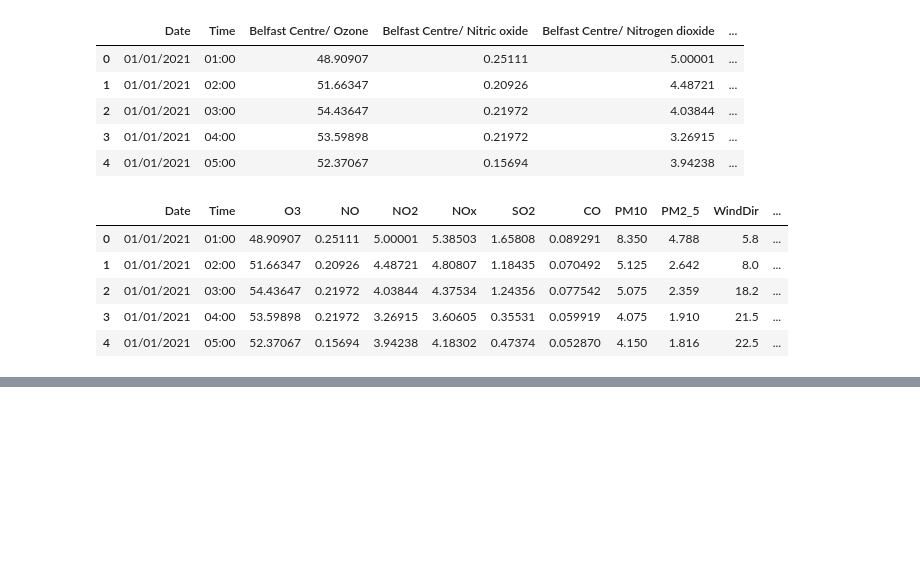
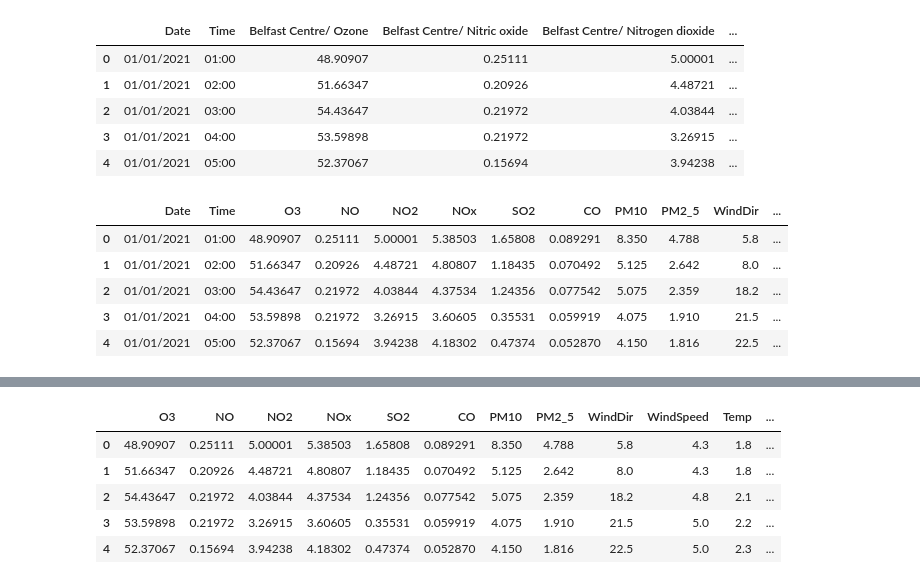
Before and after one commit to Blansha2/cmse492_project, a Jupyter notebook: notebooks/exploratory/data acquisition and loading.ipynb, the cells around one changed output, grey strips where cells are left out. Cells and saved outputs as stored; diff of their text form; code cells hidden in the pictures; blank space fills up the shorter version.

```diff
--- a/notebooks/exploratory/data acquisition and loading.ipynb
+++ b/notebooks/exploratory/data acquisition and loading.ipynb
@@ -135,0 +222,11 @@ df.head()
+# %%
+### dropping the original date and time columns
+df = df.drop(columns=["Date", "Time"])
+df.head()
+# %% [output]
+|  | O3 | NO | NO2 | NOx | SO2 | CO | PM10 | PM2_5 | WindDir | WindSpeed | Temp | ... |
+| 0 | 48.90907 | 0.25111 | 5.00001 | 5.38503 | 1.65808 | 0.089291 | 8.350 | 4.788 | 5.8 | 4.3 | 1.8 | ... |
+| 1 | 51.66347 | 0.20926 | 4.48721 | 4.80807 | 1.18435 | 0.070492 | 5.125 | 2.642 | 8.0 | 4.3 | 1.8 | ... |
+| 2 | 54.43647 | 0.21972 | 4.03844 | 4.37534 | 1.24356 | 0.077542 | 5.075 | 2.359 | 18.2 | 4.8 | 2.1 | ... |
+| 3 | 53.59898 | 0.21972 | 3.26915 | 3.60605 | 0.35531 | 0.059919 | 4.075 | 1.910 | 21.5 | 5.0 | 2.2 | ... |
+| 4 | 52.37067 | 0.15694 | 3.94238 | 4.18302 | 0.47374 | 0.052870 | 4.150 | 1.816 | 22.5 | 5.0 | 2.3 | ... |
```
Also changed, not shown: parts of 17 cells of this notebook, 18 other files.
